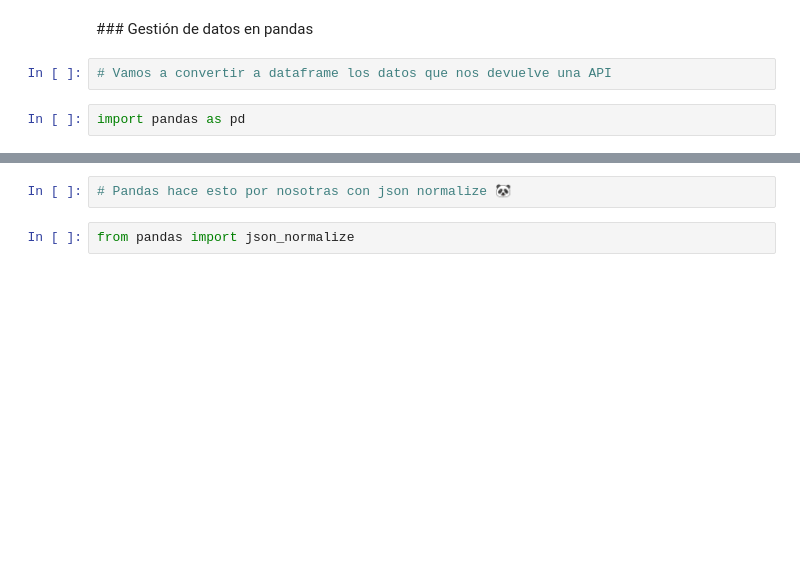
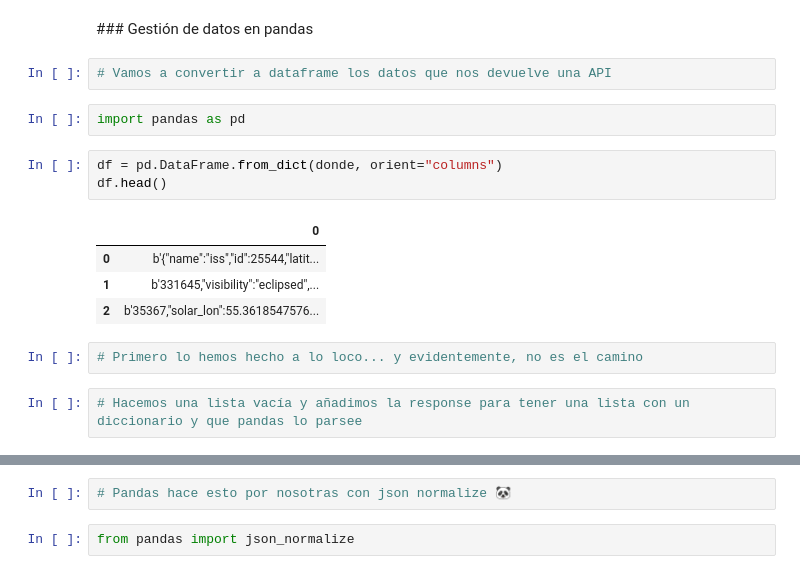
Before and after one commit to Ironhack-Data-Madrid-Agosto-2021/classroom-materials, a Jupyter notebook: week_03/03-apis.ipynb, the cells around one changed output, grey strips where cells are left out. Saved outputs shown, nothing was run; the diff lists cells and outputs as text; blank space fills up the shorter version.

```diff
--- a/week_03/03-apis.ipynb
+++ b/week_03/03-apis.ipynb
@@ -219,3 +282,15 @@ datos
 # Vamos a convertir a dataframe los datos que nos devuelve una API
 # %%
 import pandas as pd
+# %%
+df = pd.DataFrame.from_dict(donde, orient="columns")
+df.head()
+# %% [output]
+|  | 0 |
+| 0 | b'{"name":"iss","id":25544,"latit... |
+| 1 | b'331645,"visibility":"eclipsed",... |
+| 2 | b'35367,"solar_lon":55.3618547576... |
+# %%
+# Primero lo hemos hecho a lo loco... y evidentemente, no es el camino
+# %%
+# Hacemos una lista vacía y añadimos la response para tener una lista con un diccionario y que pandas lo parsee
```
Also changed, not shown: parts of 41 cells of this notebook.
